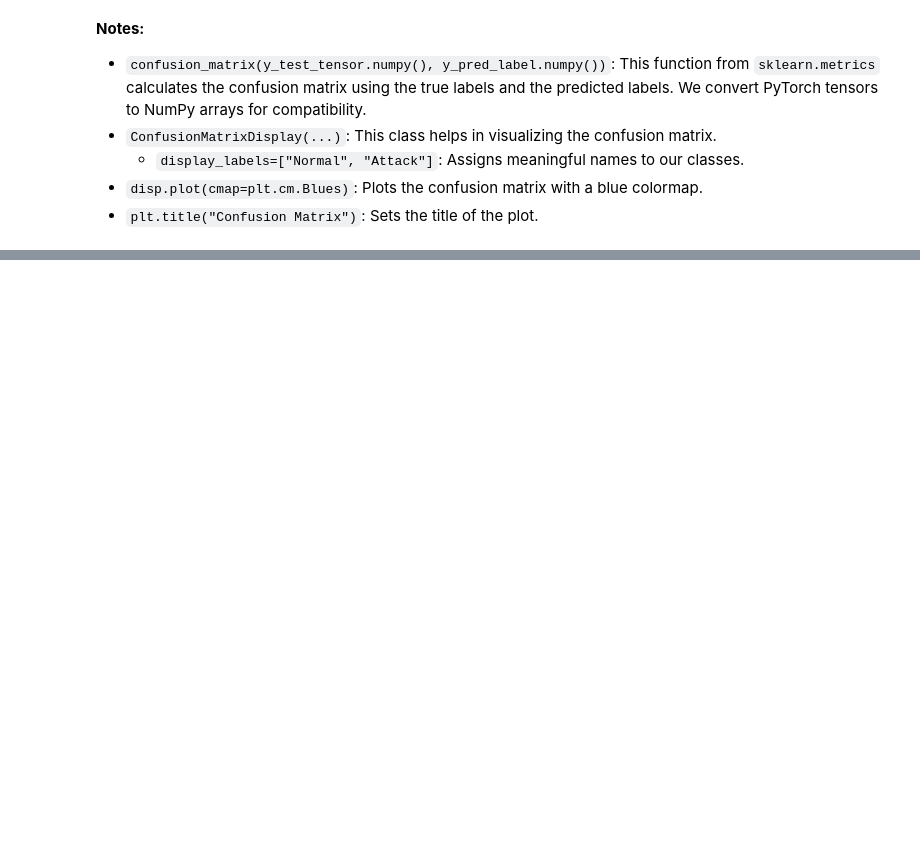
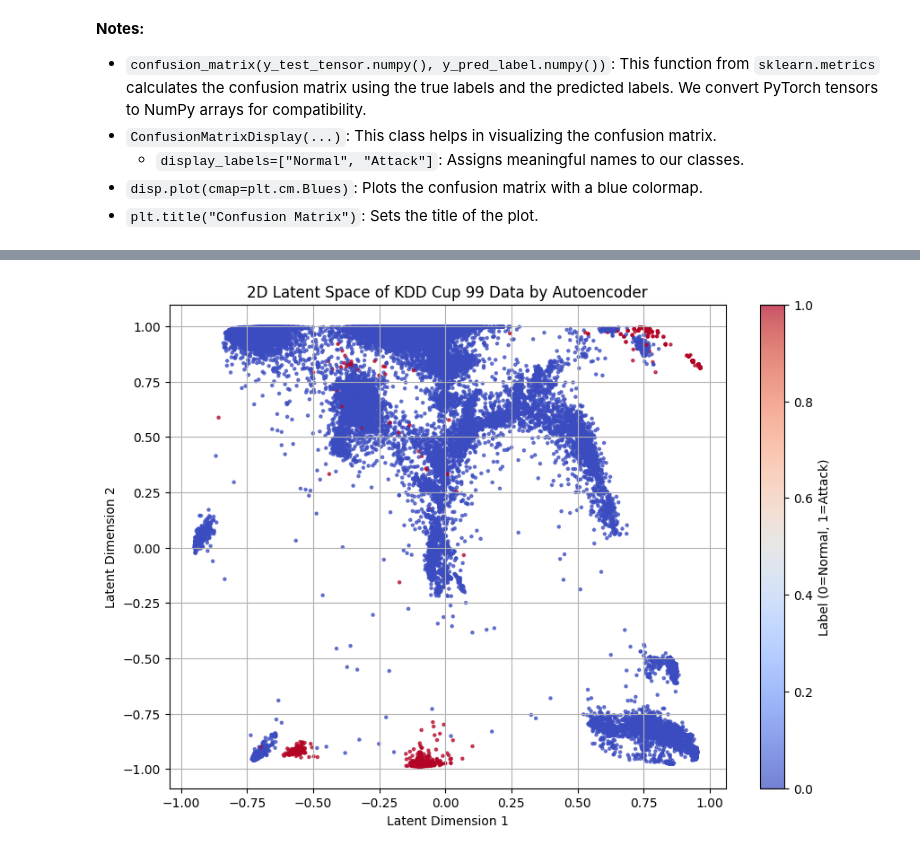
Before and after one commit to shaoyunguo/mlcysec_tutorial, a Jupyter notebook: source/tutorial_notebooks/getting_started_with_deep_learning/getting_started_with_deep_learning.ipynb, the cells around one changed output, grey strips where cells are left out. Saved outputs shown, nothing was run; the diff lists cells and outputs as text; code cells hidden in the pictures; blank space fills up the shorter version.

```diff
--- a/source/tutorial_notebooks/getting_started_with_deep_learning/getting_started_with_deep_learning.ipynb
+++ b/source/tutorial_notebooks/getting_started_with_deep_learning/getting_started_with_deep_learning.ipynb
@@ -764,0 +784,18 @@ Epoch 20/20 - Train Loss: 0.999565 - Test Loss: 1.029682
+# %%
+# --- Visualize 2D latent space ---
+autoencoder.eval()
+with torch.no_grad():
+    _, z_train = autoencoder(X_train_tensor) # Get latent representations
+    z_train_np = z_train.numpy() # Convert to NumPy for plotting
+
+plt.figure(figsize=(10,7))
+# Use the original KDD labels for coloring, to see if clusters emerge
+scatter = plt.scatter(z_train_np[:,0], z_train_np[:,1], c=y_train.values, cmap='coolwarm', alpha=0.7, s=5)
+plt.colorbar(scatter, label='Label (0=Normal, 1=Attack)')
+plt.xlabel('Latent Dimension 1')
+plt.ylabel('Latent Dimension 2')
+plt.title('2D Latent Space of KDD Cup 99 Data by Autoencoder')
+plt.grid(True)
+plt.show()
+# %% [output]
+[figure, added]
```
Also changed, not shown: parts of 22 cells of this notebook, 2 other files.
